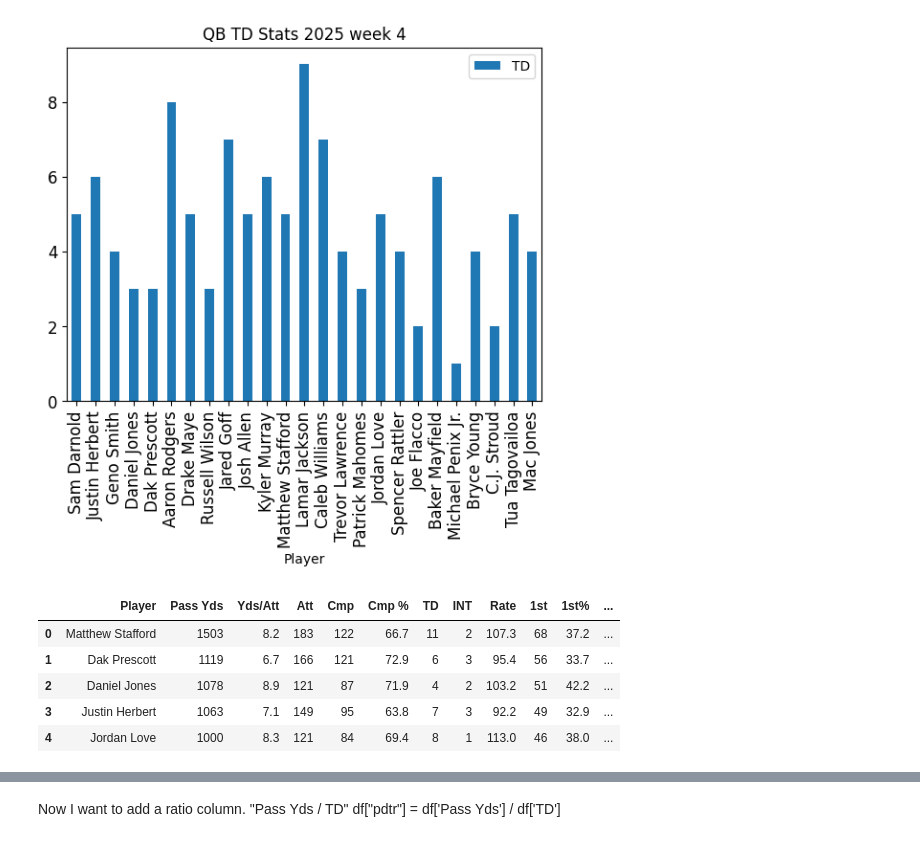
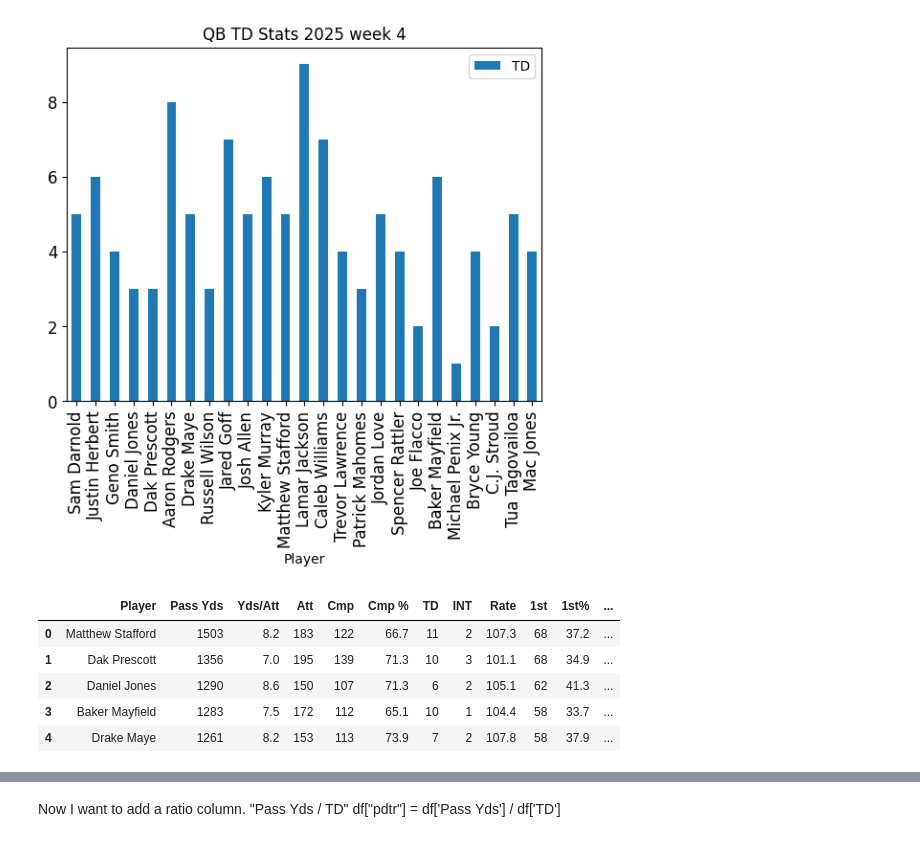
Before and after one commit to coconut808/Data-Exploration, a Jupyter notebook: nfl/plotting_practice.ipynb, the cells around one changed output, grey strips where cells are left out. Cells and saved outputs as stored; diff of their text form; code cells hidden in the pictures.

```diff
--- a/nfl/plotting_practice.ipynb
+++ b/nfl/plotting_practice.ipynb
@@ -111,15 +111,15 @@ plt.show()
 [figure]
 # %%
 # read in the data
-df = pd.read_csv("data/nfl_qb_data_week5_start.csv")
+df = pd.read_csv("data/nfl_qb_data_week5.csv")
 df.head()
 # %% [output]
 |  | Player | Pass Yds | Yds/Att | Att | Cmp | Cmp % | TD | INT | Rate | 1st | 1st% | ... |
 | 0 | Matthew Stafford | 1503 | 8.2 | 183 | 122 | 66.7 | 11 | 2 | 107.3 | 68 | 37.2 | ... |
-| 1 | Dak Prescott | 1119 | 6.7 | 166 | 121 | 72.9 | 6 | 3 | 95.4 | 56 | 33.7 | ... |
-| 2 | Daniel Jones | 1078 | 8.9 | 121 | 87 | 71.9 | 4 | 2 | 103.2 | 51 | 42.2 | ... |
-| 3 | Justin Herbert | 1063 | 7.1 | 149 | 95 | 63.8 | 7 | 3 | 92.2 | 49 | 32.9 | ... |
-| 4 | Jordan Love | 1000 | 8.3 | 121 | 84 | 69.4 | 8 | 1 | 113.0 | 46 | 38.0 | ... |
+| 1 | Dak Prescott | 1356 | 7.0 | 195 | 139 | 71.3 | 10 | 3 | 101.1 | 68 | 34.9 | ... |
+| 2 | Daniel Jones | 1290 | 8.6 | 150 | 107 | 71.3 | 6 | 2 | 105.1 | 62 | 41.3 | ... |
+| 3 | Baker Mayfield | 1283 | 7.5 | 172 | 112 | 65.1 | 10 | 1 | 104.4 | 58 | 33.7 | ... |
+| 4 | Drake Maye | 1261 | 8.2 | 153 | 113 | 73.9 | 7 | 2 | 107.8 | 58 | 37.9 | ... |
 # %%
 df[['Player', 'TD']].sort_values(by='TD', ascending=False).head(5)
 # %% [output]
```
Also changed, not shown: parts of 3 cells of this notebook, 6 other files.
